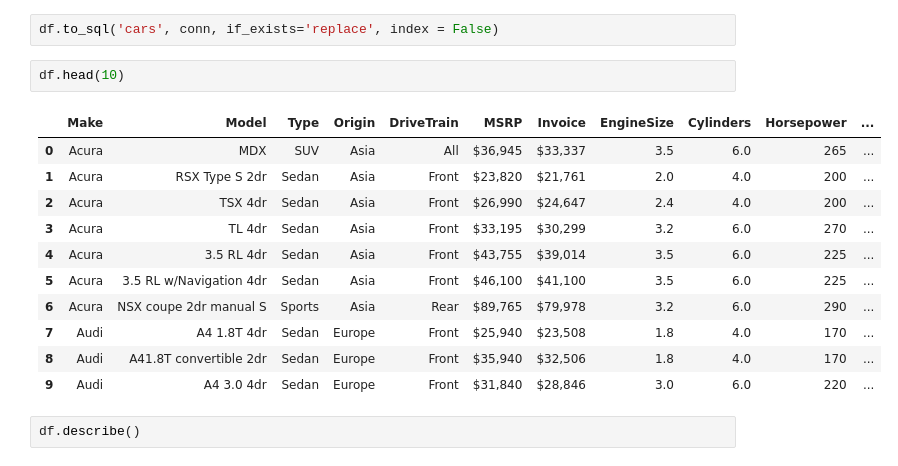
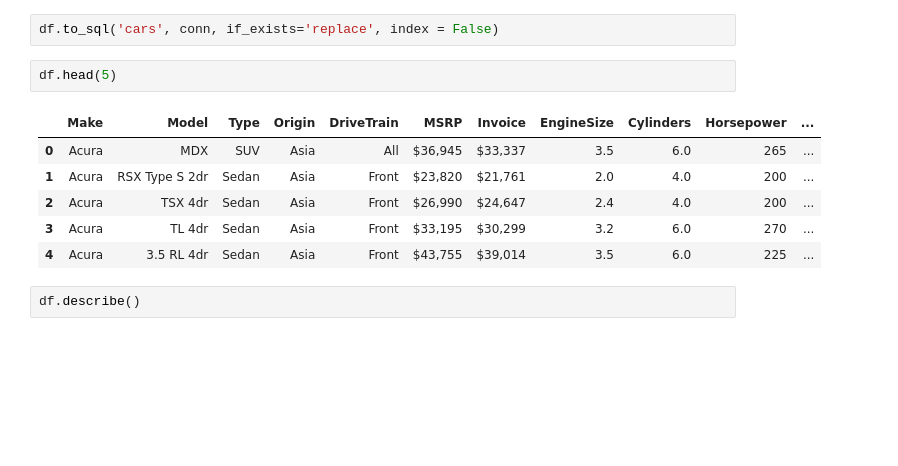
Before and after one commit to jdramirez/UCO_ML_AI, a Jupyter notebook: src/notebook_class/exploracion/exploracion_datos.ipynb, the cells around one changed output. Cells and saved outputs as stored; diff of their text form; blank space fills up the shorter version.

```diff
--- a/src/notebook_class/exploracion/exploracion_datos.ipynb
+++ b/src/notebook_class/exploracion/exploracion_datos.ipynb
@@ -35,19 +38,14 @@ c = conn.cursor()
 # %%
 df.to_sql('cars', conn, if_exists='replace', index = False)
 # %%
-df.head(10)
+df.head(5)
 # %% [output]
 |  | Make | Model | Type | Origin | DriveTrain | MSRP | Invoice | EngineSize | Cylinders | Horsepower | ... |
 | 0 | Acura | MDX | SUV | Asia | All | $36,945 | $33,337 | 3.5 | 6.0 | 265 | ... |
 | 1 | Acura | RSX Type S 2dr | Sedan | Asia | Front | $23,820 | $21,761 | 2.0 | 4.0 | 200 | ... |
 | 2 | Acura | TSX 4dr | Sedan | Asia | Front | $26,990 | $24,647 | 2.4 | 4.0 | 200 | ... |
 | 3 | Acura | TL 4dr | Sedan | Asia | Front | $33,195 | $30,299 | 3.2 | 6.0 | 270 | ... |
 | 4 | Acura | 3.5 RL 4dr | Sedan | Asia | Front | $43,755 | $39,014 | 3.5 | 6.0 | 225 | ... |
-| 5 | Acura | 3.5 RL w/Navigation 4dr | Sedan | Asia | Front | $46,100 | $41,100 | 3.5 | 6.0 | 225 | ... |
-| 6 | Acura | NSX coupe 2dr manual S | Sports | Asia | Rear | $89,765 | $79,978 | 3.2 | 6.0 | 290 | ... |
-| 7 | Audi | A4 1.8T 4dr | Sedan | Europe | Front | $25,940 | $23,508 | 1.8 | 4.0 | 170 | ... |
-| 8 | Audi | A41.8T convertible 2dr | Sedan | Europe | Front | $35,940 | $32,506 | 1.8 | 4.0 | 170 | ... |
-| 9 | Audi | A4 3.0 4dr | Sedan | Europe | Front | $31,840 | $28,846 | 3.0 | 6.0 | 220 | ... |
 # %%
 df.describe()
 # %% [output]
```
Also changed, not shown: parts of 16 cells of this notebook.
